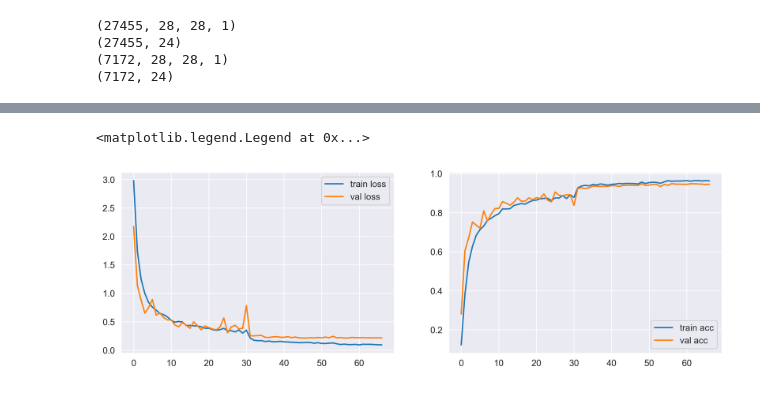
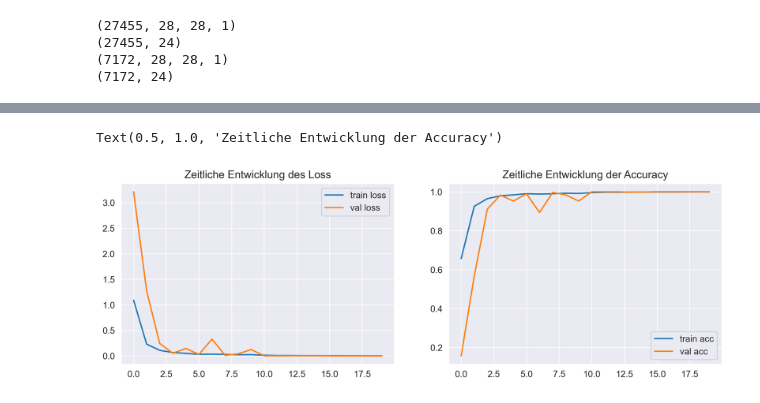
Before and after one commit to TjarkGerken/ml_intro_project, a Jupyter notebook: america_sign_language.ipynb, the cells around one changed output, grey strips where cells are left out. Cells and saved outputs as stored; diff of their text form; code cells hidden in the pictures.

```diff
--- a/america_sign_language.ipynb
+++ b/america_sign_language.ipynb
@@ -16,9 +15,20 @@ import pandas as pd
 from sklearn.preprocessing import LabelBinarizer
 # %%
-retrain = False
+retrain = True
+cache_path = "./models/"
+model_name = "american_dataset.h5"
+training_history = "training_history.csv"
+
+if not os.path.isdir(cache_path):
+    os.mkdir(cache_path)
+
+if not os.path.exists(cache_path + model_name) or not os.path.exists(cache_path + training_history):
+    retrain = True
+
 
 plt.rcParams["figure.dpi"] = 300
 plt.rcParams["figure.figsize"] = [20, 15]
 
 train_df = pd.read_csv("data/sign_mnist_train.csv")
 test_df = pd.read_csv("data/sign_mnist_test.csv")
+print(retrain)
@@ -115,10 +132,10 @@ _________________________________________________________________
 # %%
 if retrain:
     learning_rate_reduction = ReduceLROnPlateau(monitor='val_accuracy', patience = 2, verbose=1,factor=0.5, min_lr=0.00001)
-    history = model.fit(datagen.flow(x_train,y_train, batch_size = 64) ,epochs = 50 , validation_data = (x_test, y_test) , callbacks = [learning_rate_reduction])
-    model.save('american_dataset.h5')
+    history = model.fit(datagen.flow(x_train,y_train, batch_size = 128), epochs = 20 , validation_data = (x_test, y_test) , callbacks = [learning_rate_reduction])
+    model.save(cache_path + model_name)
     history = pd.DataFrame(history.history)
-    history.to_csv("america_history.csv")
+    history.to_csv(cache_path + training_history)
 else:
-    model = load_model('american_dataset.h5')
-    history = pd.read_csv("german_history.csv")
+    model = load_model(cache_path + model_name)
+    history = pd.read_csv(cache_path + training_history)
@@ -125,19 +160,19 @@ else:
 # %%
 plt.figure(figsize=(12, 8))
 
 plt.subplot(2, 2, 1)
 plt.plot(history['loss'], label='train loss')
 plt.plot(history['val_loss'], label='val loss')
 plt.legend()
+plt.title("Zeitliche Entwicklung des Loss")
 
 plt.subplot(2, 2, 2)
-if retrain:
-    plt.plot(history['accuracy'], label='train acc')
-    plt.plot(history['val_accuracy'], label='val acc')
-else:
-    plt.plot(history['acc'], label='train acc')
-    plt.plot(history['val_acc'], label='val acc')
+
+plt.plot(history['accuracy'], label='train acc')
+plt.plot(history['val_accuracy'], label='val acc')
+
 plt.legend()
+plt.title("Zeitliche Entwicklung der Accuracy")
 # %% [output]
-<matplotlib.legend.Legend at 0x...>
+Text(0.5, 1.0, 'Zeitliche Entwicklung der Accuracy')
-[figure, old version]
+[figure, new version]
```
Also changed, not shown: parts of 13 cells of this notebook, 14 other files.
